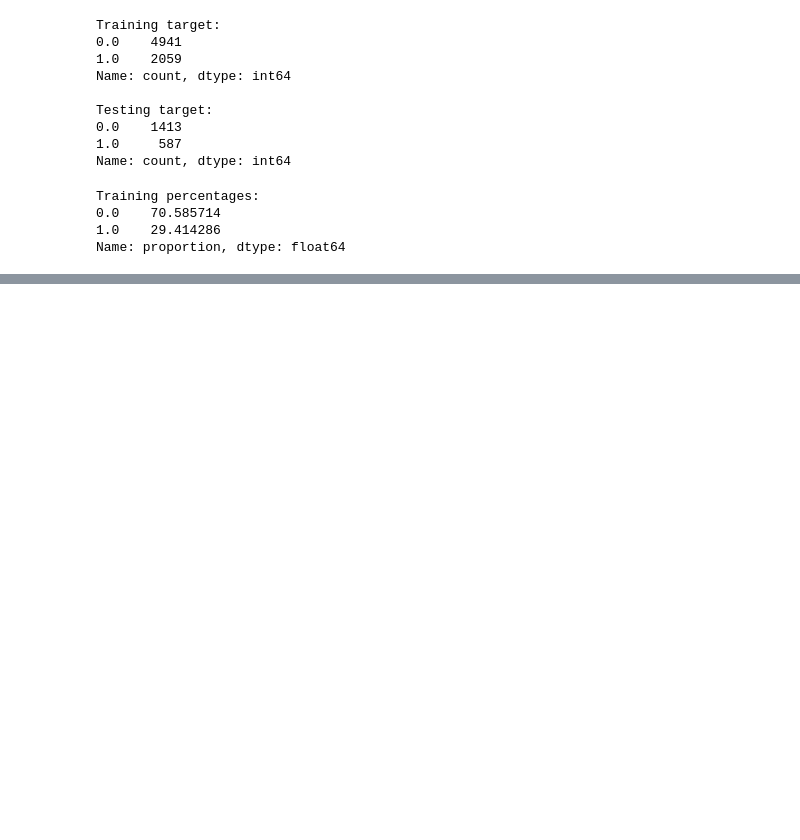
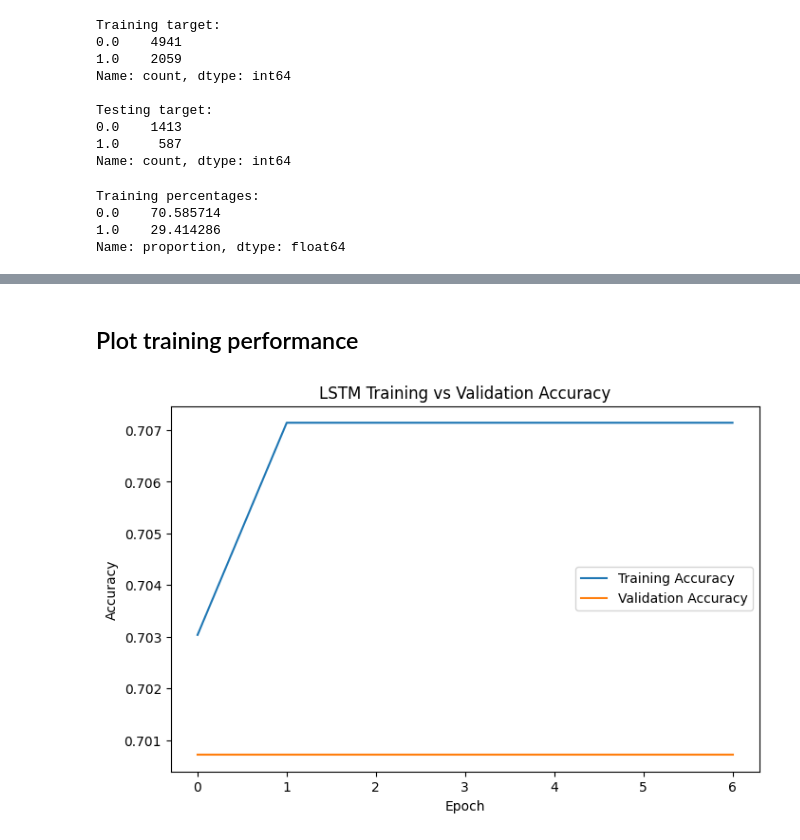
Before and after one commit to AZ07-coder/Student-Learning-Digital-Twin, a Jupyter notebook: 06_deep_learning_model.ipynb, the cells around one changed output, grey strips where cells are left out. Cells and saved outputs as stored; diff of their text form; code cells hidden in the pictures; blank space fills up the shorter version.

Commit message:
ADD LSTM MODEL

```diff
--- a/06_deep_learning_model.ipynb
+++ b/06_deep_learning_model.ipynb
@@ -426,0 +521,2 @@ Name: proportion, dtype: float64
+# %%
+output = Dense(1,activation="sigmoid", name="prediction")(dense_2)
@@ -426,0 +525,2 @@ Name: proportion, dtype: float64
+# %%
+model = Model( inputs=[ concept_input,  numeric_input], outputs=output)
@@ -426,0 +555,19 @@ Name: proportion, dtype: float64
+# %%
+early_stopping = EarlyStopping(
+    monitor="val_loss",
+    patience=5,
+    restore_best_weights=True
+)
+
+history = model.fit(
+    [
+        X_concept_train,
+        X_numeric_train
+    ],
+    y_train,
+    validation_split=0.2,
+    epochs=30,
+    batch_size=64,
+    callbacks=[early_stopping],
+    verbose=1
+)
@@ -426,0 +589,25 @@ Name: proportion, dtype: float64
+# %% [markdown]
+## Plot training performance
+# %%
+plt.figure(figsize=(8, 5))
+
+plt.plot(
+    history.history["accuracy"],
+    label="Training Accuracy"
+)
+
+plt.plot(
+    history.history["val_accuracy"],
+    label="Validation Accuracy"
+)
+
+plt.xlabel("Epoch")
+plt.ylabel("Accuracy")
+
+plt.title("LSTM Training vs Validation Accuracy")
+
+plt.legend()
+
+plt.show()
+# %% [output]
+[figure, added]
```
Also changed, not shown: parts of 29 cells of this notebook.
